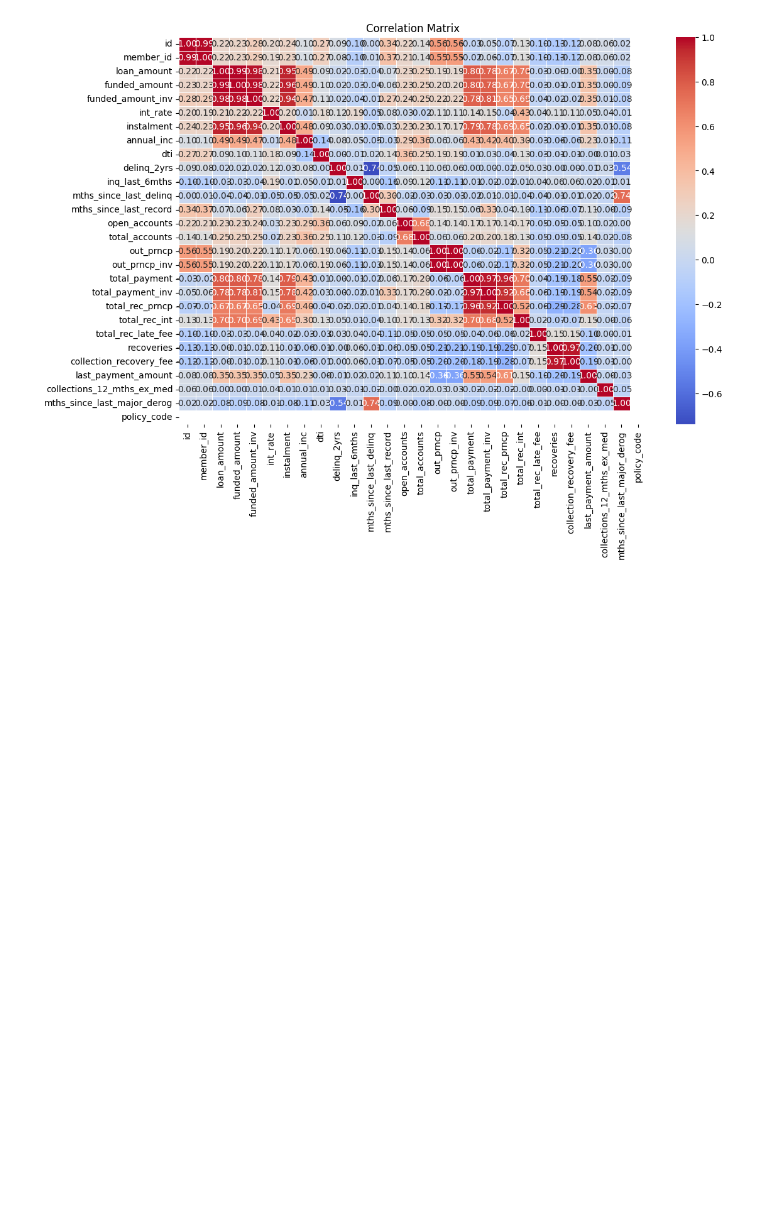
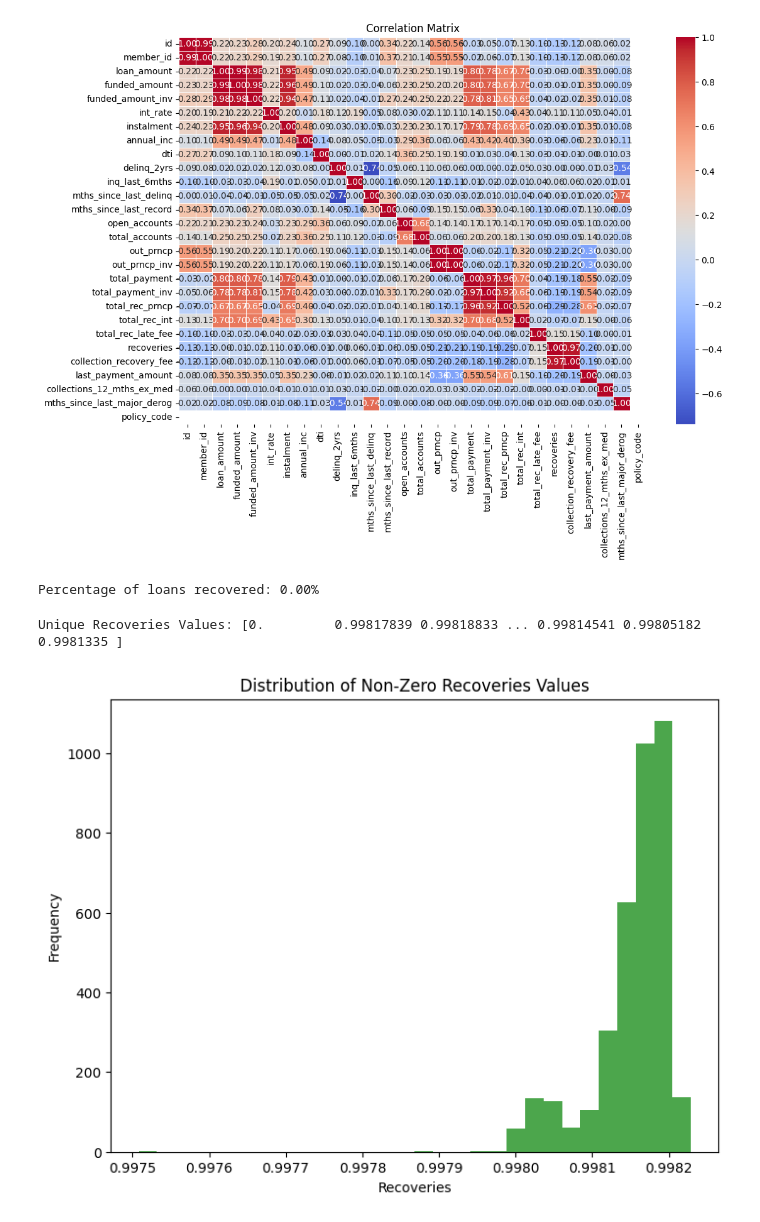
Before and after one commit to Saad-Riahi-Bejoud/EDA-project, a Jupyter notebook: eda_skedwed_plotter.ipynb, the cells around one changed output. Saved outputs shown, nothing was run; the diff lists cells and outputs as text; code cells hidden in the pictures; blank space fills up the shorter version.

Commit message:
percentage of loans recovered

```diff
--- a/eda_skedwed_plotter.ipynb
+++ b/eda_skedwed_plotter.ipynb
@@ -85,3 +85,31 @@ for i in range(len(correlation_matrix.columns)):
 highly_correlated_columns = list(highly_correlated_columns)
 # %%
 df_no_high_corr = df.drop(columns=highly_correlated_columns)
+# %%
+# Calculate the total amount funded and the total recovered amount
+total_funded = df['funded_amount'].sum()
+total_recovered = df['recoveries'].sum() + df['collection_recovery_fee'].sum()
+
+# Calculate the percentage of recovered amount against the total funded amount
+recovery_percentage = (total_recovered / total_funded) * 100
+# Print the result
+print(f"Percentage of loans recovered: {recovery_percentage:.2f}%")
+# %% [output]
+Percentage of loans recovered: 0.00%
+# %%
+#check the unique values in the 'recoveries' column to understand the distribution of loan statuses
+unique_recoveries_values = df['recoveries'].unique()
+print("Unique Recoveries Values:", unique_recoveries_values)
+# %% [output]
+Unique Recoveries Values: [0.         0.99817839 0.99818833 ... 0.99814541 0.99805182 0.9981335 ]
+# %%
+# Plotting the distribution of non-zero recoveries values
+non_zero_recoveries = df[df['recoveries'] > 0]
+plt.figure(figsize=(8, 6))
+plt.hist(non_zero_recoveries['recoveries'], bins=30, color='green', alpha=0.7)
+plt.title('Distribution of Non-Zero Recoveries Values')
+plt.xlabel('Recoveries')
+plt.ylabel('Frequency')
+plt.show()
+# %% [output]
+[figure, added]
```
Also changed, not shown: parts of 1 cell of this notebook.
